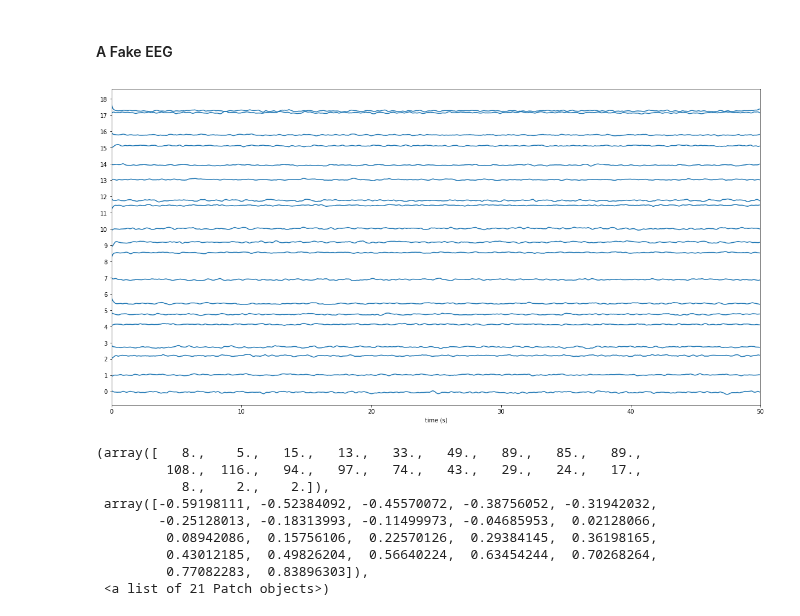
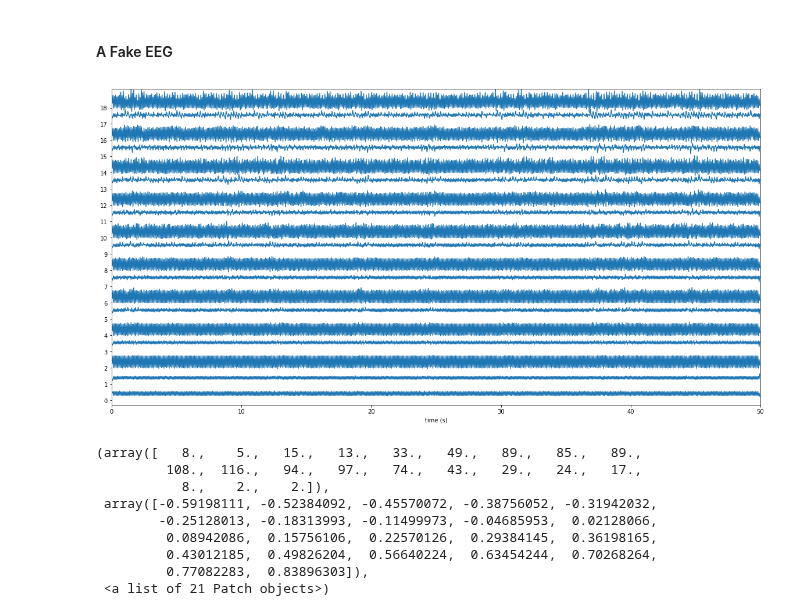
Before and after one commit to DanielLongo/eegML, a Jupyter notebook: visualize_generated_eegs.ipynb, the cells around one changed output. Saved outputs shown, nothing was run; the diff lists cells and outputs as text; code cells hidden in the pictures.

Commit message:
generates decent eegs

```diff
--- a/visualize_generated_eegs.ipynb
+++ b/visualize_generated_eegs.ipynb
@@ -94,12 +94,14 @@ filename = "/Users/DanielLongo/server/mnt/home2/dlongo/eegML/generated_eegs/gene
 filename = "/Users/DanielLongo/server/mnt/home2/dlongo/eegML/generated_eegs/generated-" + str(29) + "-fake-rcG-short.npy"
 # %%
 filename = "/Users/DanielLongo/server/mnt/home2/dlongo/eegML/generated_eegs/generated-" + str(2) + "-fake-cG-matching-minB.npy"
+# %%
+filename = "/Users/DanielLongo/server/mnt/home2/dlongo/eegML/generated_eegs/generated-" + str(4) + "-fake-conv-A.npy"
 # %%
 signals = np.load(filename).T
 # %%
-stacklineplot.stackplot(signals[ch0:ch1,epoch*ptepoch+dp:(epoch+DE)*ptepoch+dp],seconds=DE*10.0, ylabels=electrode_labels[ch0:ch1], yscale=1)
+stacklineplot.stackplot(signals[ch0:ch1,epoch*ptepoch+dp:(epoch+DE)*ptepoch+dp],seconds=DE*10.0, ylabels=electrode_labels[ch0:ch1], yscale=1.0)
 # %% [output]
-[figure, old version]
+[figure, new version]
 # %%
 plt.hist(np.hstack(signals[0]), bins="auto")
 # %% [output]
```
Also changed, not shown: 1 other file.
